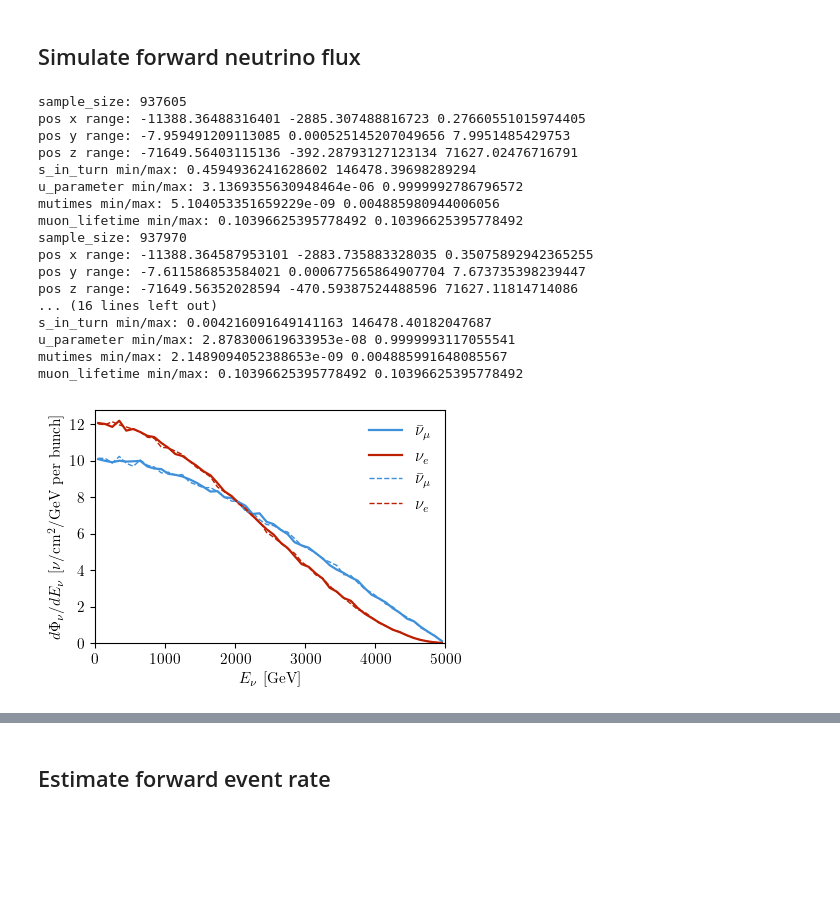
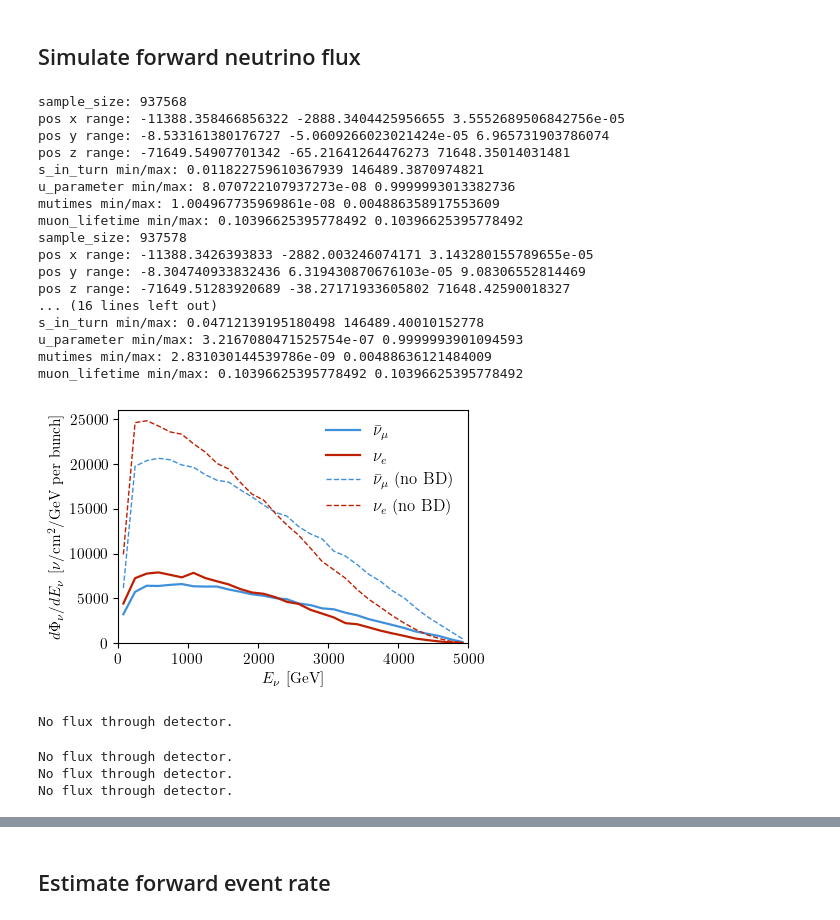
Before and after one commit to jchoi55/MINT, a Jupyter notebook: main_collider_ring_studies.ipynb, the cells around one changed output, grey strips where cells are left out. Cells and saved outputs as stored; diff of their text form; code cells hidden in the pictures; blank space fills up the shorter version.

Commit message:
new fixes for collider ring

```diff
--- a/main_collider_ring_studies.ipynb
+++ b/main_collider_ring_studies.ipynb
@@ -21,7 +24,7 @@ ring_df = lt.get_lattice_dataframe_from_tfs(twiss_file)
 ring_dict = bopt.create_smoothed_lattice(
     ring_df,
     emittance_RMS=25e-6/(5e3/0.105), # meters.rad
-    n_elements=12000,
+    n_elements=120000,
     rotated=True,
     if_sublattice=False,
     midpoint=True
@@ -176,8 +183,8 @@ fig_env.savefig("plots/hybrid_v06_beam_divergence_zoomed.pdf", dpi=300, bbox_inc
 n_evals = 1e6
 
 ring_sims = {
-    "numu": MuDecaySimulator(cycles=1e3, muon_polarization=0.0, nuflavor="numu", direction="right", n_evals=n_evals),
-    "nue": MuDecaySimulator(cycles=1e3, muon_polarization=0.0, nuflavor="nue", direction="right", n_evals=n_evals),
+    "numu": MuDecaySimulator(cycles=1e3, muon_polarization=0.0, nuflavor="numu", direction="right", n_evals=n_evals, beam_dynamics=True),
+    "nue": MuDecaySimulator(cycles=1e3, muon_polarization=0.0, nuflavor="nue", direction="right", n_evals=n_evals, beam_dynamics=True),
     "numu_nobd": MuDecaySimulator(cycles=1e3, muon_polarization=0.0, nuflavor="numu", direction="right", n_evals=n_evals, beam_dynamics=False),
     "nue_nobd": MuDecaySimulator(cycles=1e3, muon_polarization=0.0, nuflavor="nue", direction="right", n_evals=n_evals, beam_dynamics=False),
 }
@@ -186,28 +193,42 @@ for flavor, sim in ring_sims.items():
     sim.decay_muons()
     sim.place_muons_on_lattice(lattice=ring_lattice, direction="clockwise")
 # %% [output]
-sample_size: 937605
-pos x range: -11388.36488316401 -2885.307488816723 0.27660551015974405
-pos y range: -7.959491209113085 0.000525145207049656 7.9951485429753
-pos z range: -71649.56403115136 -392.28793127123134 71627.02476716791
-s_in_turn min/max: 0.4594936241628602 146478.39698289294
-u_parameter min/max: 3.1369355630948464e-06 0.9999992786796572
-mutimes min/max: 5.104053351659229e-09 0.004885980944006056
+sample_size: 937568
+pos x range: -11388.358466856322 -2888.3404425956655 3.5552689506842756e-05
+pos y range: -8.533161380176727 -5.0609266023021424e-05 6.965731903786074
+pos z range: -71649.54907701342 -65.21641264476273 71648.35014031481
+s_in_turn min/max: 0.011822759610367939 146489.3870974821
+u_parameter min/max: 8.070722107937273e-08 0.9999993013382736
+mutimes min/max: 1.004967735969861e-08 0.004886358917553609
 muon_lifetime min/max: 0.10396625395778492 0.10396625395778492
-sample_size: 937970
-pos x range: -11388.364587953101 -2883.735883328035 0.35075892942365255
-pos y range: -7.611586853584021 0.000677565864907704 7.673735398239447
-pos z range: -71649.56352028594 -470.59387524488596 71627.11814714086
+sample_size: 937578
+pos x range: -11388.3426393833 -2882.003246074171 3.143280155789655e-05
+pos y range: -8.304740933832436 6.319430870676103e-05 9.08306552814469
+pos z range: -71649.51283920689 -38.27171933605802 71648.42590018327
 ... (16 lines left out)
-s_in_turn min/max: 0.004216091649141163 146478.40182047687
-u_parameter min/max: 2.878300619633953e-08 0.9999993117055541
-mutimes min/max: 2.1489094052388653e-09 0.004885991648085567
+s_in_turn min/max: 0.04712139195180498 146489.40010152778
+u_parameter min/max: 3.2167080471525754e-07 0.9999993901094593
+mutimes min/max: 2.831030144539786e-09 0.00488636121484009
 muon_lifetime min/max: 0.10396625395778492 0.10396625395778492
+# %%
+# Detector and running assumptions for event-rate estimate
+det_radius = 0.1e2  # cm (2 m radius)
+detector_length_cm = 10e2  # 10 m target depth
+rho_g_cm3 = 1.00
+nucleon_column_density = rho_g_cm3 * detector_length_cm / const.m_proton_in_g
+detector_area_cm2 = np.pi * det_radius**2
+
+det_location = np.array([0.0, 0.0, 1e5])  # 1 km downstream
+
+bunches_per_year = (
+    ring_lattice.finj
+    * ring_lattice.bunch_multiplicity
+    * ring_lattice.duty_factor
+    * const.s_in_year
+)
 # %%
 # Forward detector setup (on-axis, downstream)
-det_location = np.array([0.0, 0.0, 1000e2])  # 1 km downstream
-det_radius = 5e2  # 5 m radius
-energy_edges = np.linspace(0, 5e3, 51)
+energy_edges = np.linspace(0, 5e3, 31)
 energy_centers = 0.5 * (energy_edges[1:] + energy_edges[:-1])
 
 flux_results = {}
@@ -216,33 +237,33 @@ for flavor, sim in ring_sims.items():
         det_location=det_location,
         det_radius=det_radius,
         ebins=energy_edges,
         per_cm2=True,
         normalization=1,
     )
 
     if np.isscalar(e_edges):
         flux = np.zeros_like(energy_centers)
     flux_results[flavor] = flux
 
 fig, ax = pt.std_fig()
 label = {"numu": r"$\bar\nu_\mu$", "nue": r"$\nu_e$"}
 for i, flavor in enumerate(["numu", "nue"]):
     ax.plot(energy_centers, flux_results[flavor], lw=1.6, label=label[flavor])
     # ax[i].set_yscale("log")
     ax.set_xlabel(r"$E_\nu$ [GeV]")
 
 plt.gca().set_prop_cycle(None)
 for i, flavor in enumerate(["numu", "nue"]):
-    ax.plot(energy_centers, flux_results[flavor+'_nobd'], lw=1, ls='--', label=label[flavor])
+    ax.plot(energy_centers, flux_results[flavor+'_nobd'], lw=1, ls='--', label=label[flavor]+r' (no BD)')
     # ax[i].set_yscale("log")
     ax.set_xlabel(r"$E_\nu$ [GeV]")
 
 ax.set_xlim(0, 5e3)
 ax.set_ylim(0, None)
 ax.legend(frameon=False, fontsize=12)
 ax.set_ylabel(r"$d\Phi_\nu/dE_\nu$ [$\nu$/cm$^{2}$/GeV per bunch]")
 fig.tight_layout()
 fig.savefig("plots/hybrid_v06_flux_spectrum.pdf", dpi=300, bbox_inches="tight")
 # %% [output]
-[figure, old version]
+[figure, new version]
 # %%
@@ -285,2 +304,13 @@ def get_flux_at_radius(sim, r, flavor):
+# %%
+r_edges = np.linspace(0.0, 10e2, 201)  # cm
+dN_dr_per_year_per_m_numu = get_flux_at_annuli(ring_sims["numu"], "numu", r_edges=r_edges)
+dN_dr_per_year_per_m_nue = get_flux_at_annuli(ring_sims["nue"], "nue", r_edges=r_edges)
+dN_dr_per_year_per_m_numu_noBD = get_flux_at_annuli(ring_sims["numu_nobd"], "numu", r_edges=r_edges)
+dN_dr_per_year_per_m_nue_noBD = get_flux_at_annuli(ring_sims["nue_nobd"], "nue", r_edges=r_edges)
+# %% [output]
+No flux through detector.
+No flux through detector.
+No flux through detector.
+No flux through detector.
 # %%
 # plot
```
Also changed, not shown: parts of 8 cells of this notebook, 9 other files.
